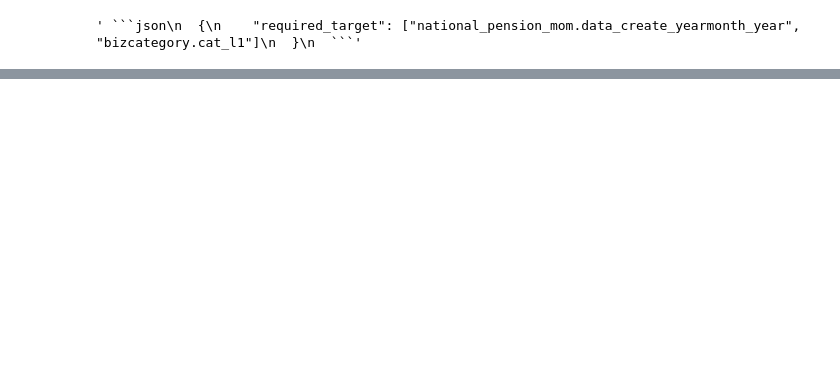
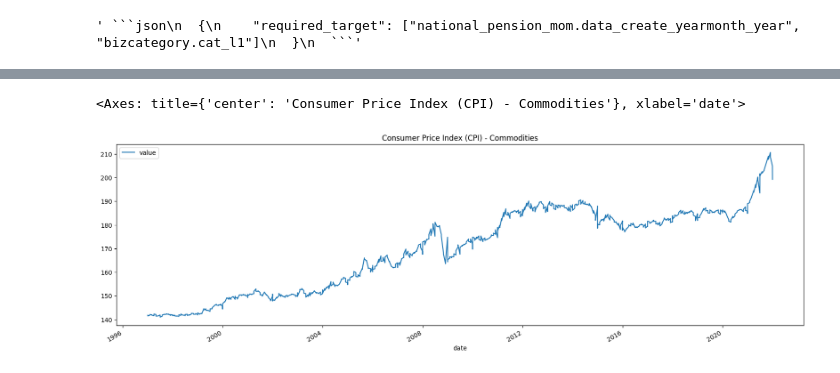
Before and after one commit to kpyopark/looker_palm_integration, a Jupyter notebook: lookml_explorer.ipynb, the cells around one changed output, grey strips where cells are left out. Drawn from its saved outputs; the diff is of its cells as text; code cells hidden in the pictures; blank space fills up the shorter version.

```diff
--- a/lookml_explorer.ipynb
+++ b/lookml_explorer.ipynb
@@ -466,0 +549,16 @@ Query(model='lookml_hol_sample', view='national_pension_mom', can={'run': True,
+# %%
+# make new dataframe with item_name == 'Commodities' and area_name == 'U.S. city average'
+# and select only 'date' and 'value' columns
+df_ts_cpi_commodities = df_c_cpi[(df_c_cpi['item_name'] == 'Commodities') & (df_c_cpi['area_name'] == 'U.S. city average')][['date', 'value']]
+# %%
+
+# convert the 'date' column to datetime type
+df_ts_cpi_commodities['date'] = pd.to_datetime(df_ts_cpi_commodities['date'])
+
+# set the 'date' column as the index of the dataframe
+df_ts_cpi_commodities.set_index('date', inplace=True)
+
+df_ts_cpi_commodities.plot(figsize=(20, 6), title='Consumer Price Index (CPI) - Commodities')
+# %% [output]
+<Axes: title={'center': 'Consumer Price Index (CPI) - Commodities'}, xlabel='date'>
+[figure, added]
```
Also changed, not shown: parts of 59 cells of this notebook, 6 other files.
